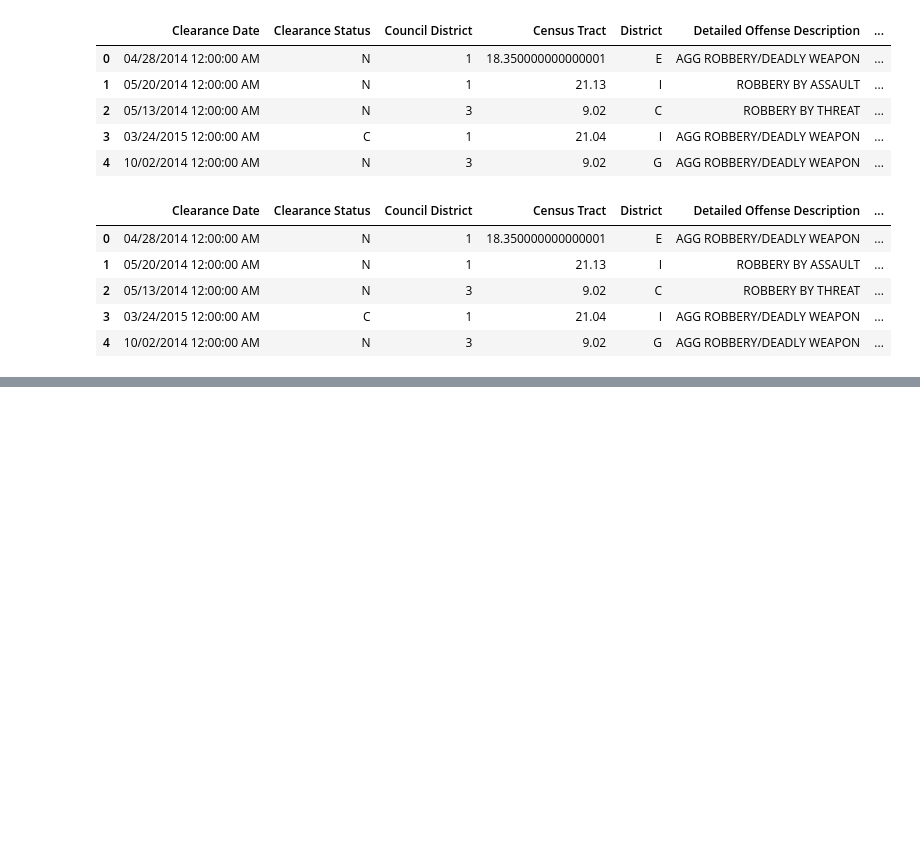
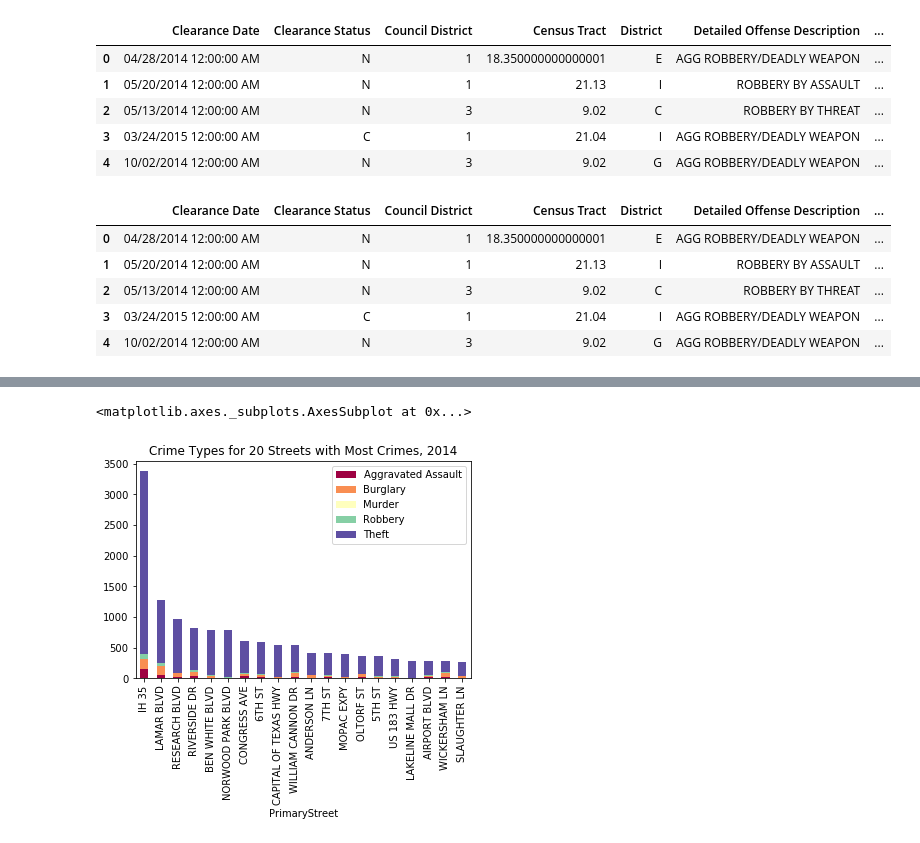
Before and after one commit to sxzhu/mis381_project, a Jupyter notebook: Exploratory_Template-Paige.ipynb, the cells around one changed output, grey strips where cells are left out. Cells and saved outputs as stored; diff of their text form; code cells hidden in the pictures; blank space fills up the shorter version.

Commit message:
Graphs of street crime frequencies

```diff
--- a/Exploratory_Template-Paige.ipynb
+++ b/Exploratory_Template-Paige.ipynb
@@ -84,11 +87,12 @@ crime.head()
 | 4 | 10/02/2014 12:00:00 AM | N | 3 | 9.02 | G | AGG ROBBERY/DEADLY WEAPON | ... |
 # %%
 #Add the 'Streetname' column to both dataframes, keeping only the street name information
-# removes leading numbers, leading hyphenated or / numbers, trailing 'NB', 'SB', 'EB', 'WB', trailing 'SVRD', and leading 'N', 'S', 'E', 'W'
+# removes leading numbers, leading 'BLOCK', leading hyphenated or / numbers, trailing 'NB', 'SB', 'EB', 'WB', trailing 'SVRD', and leading 'N', 'S', 'E', 'W'
 
-crime['Streetname'] = crime['Location'].str.rsplit('\n', -1).str[0].str.replace('^[/\s\d-]+/?\d*\s+', '').str.replace('^BLOCK\s+', '').str.replace('\s[NSEW]B\s*$', '').str.replace('\sSVRD\s*$', '').str.replace('^\s*[NSEW]\s+', '').str.rstrip()
+crime['Streetname'] = crime['Location'].str.rsplit('\n', -1).str[0].str.replace('^[/\s\d-]+/?\d*\s+', '').str.replace('^\d+[A-Z]\s+', '').str.replace('^BLOCK\s+', '').str.replace('\s[NSEW]B\s*$', '').str.replace('\sSVRD\s*$', '').str.replace('^\s*[NSEW]\s+', '').str.replace(' HALF ST', ' ST').str.rstrip()
 crime['PrimaryStreet'] = crime['Streetname'].str.rsplit(' / ', -1).str[0]
 crime['SecondaryStreet'] = crime['Streetname'].str.rsplit(' / ', -1).str[1]
+
 crime.head()
 # %% [output]
 |  | Clearance Date | Clearance Status | Council District | Census Tract | District | Detailed Offense Description | ... |
@@ -127,25 +103,0 @@ streets
-# %%
-crime_wc = crime['Zipcode']=="78705"
-crime_ut = crime['Zipcode']=="78712"
-crime_hyde = crime['Zipcode']=="78751"
-crime_dt = crime['Zipcode']=="78701"
-area_mask = crime_wc | crime_ut | crime_hyde | crime_dt
-
-#print(area_mask)
-
-crime_student = crime[area_mask]
-
-pylab.rcParams['figure.figsize'] = (10, 8)
-
-test5 = crime_student.groupby(['Zipcode', 'General Offense Description'])['Zipcode'].count().unstack('General Offense Description').fillna(0)
-test5.plot(kind='bar', stacked=True)
-
-
-# total crime count
-print "Total crime count:", crime_student['General Offense Description'].count()
-
-# crime split into offenses
-crime_student_vc = crime_student['General Offense Description'].value_counts()
-print "\n"
-print(crime_student_vc)
-#crime_student_vc.plot(kind='bar')
@@ -163,0 +104,5 @@ Name: General Offense Description, dtype: int64
+# %%
+result_2014 = pd.crosstab(crime[crime['Year']==2014]['PrimaryStreet'], [crime['General Offense Description']])
+result_2014.columns = ['{}'.format(typ) for typ in result_2014.columns]
+result_2014['Sum']=result_2014.sum(axis=1)
+result_2014.head()
@@ -163,0 +130,8 @@ Name: General Offense Description, dtype: int64
+# %%
+result_2014.sort_values('Sum', ascending=False).drop('Sum', 1)[:20].plot(kind='bar',
+                                                          stacked=True,
+                                                          title='Crime Types for 20 Streets with Most Crimes, 2014',
+                                                          colormap=matplotlib.cm.get_cmap(name='Spectral'))
+# %% [output]
+<matplotlib.axes._subplots.AxesSubplot at 0x...>
+[figure, added]
```
Also changed, not shown: parts of 8 cells of this notebook.
